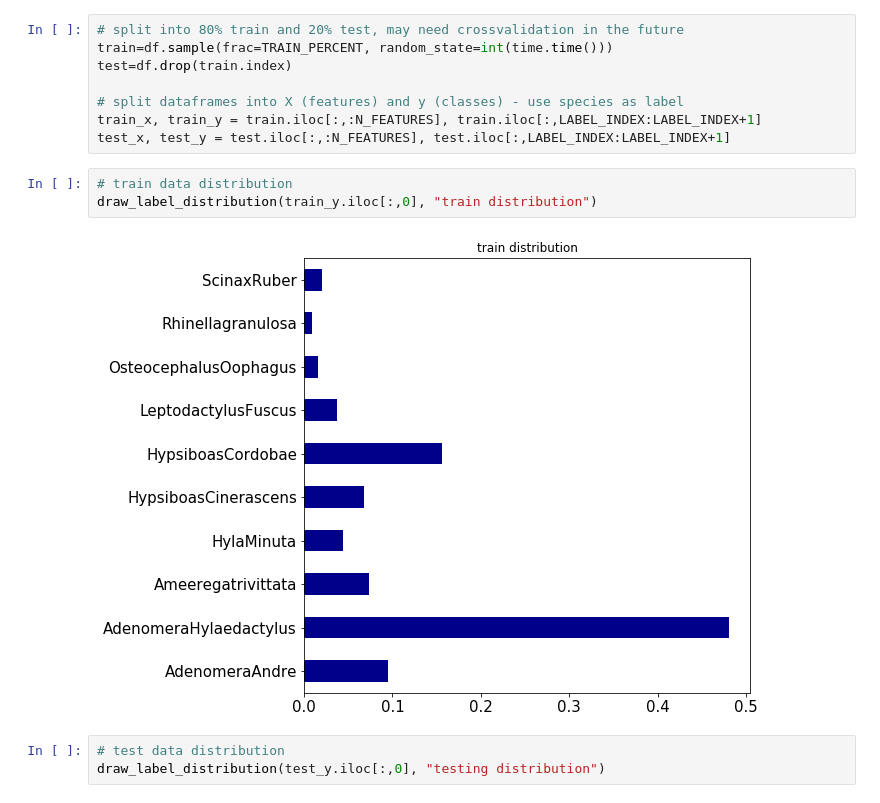
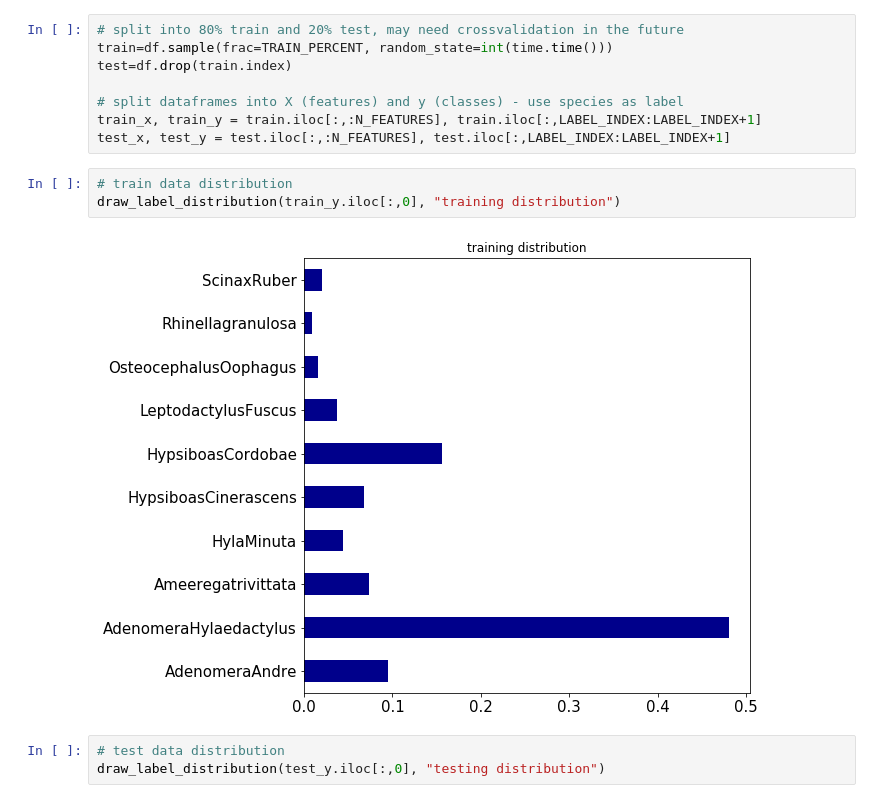
Before and after one commit to msramalho/feup-iart, a Jupyter notebook: Anuran Classification.ipynb, the cells around one changed output. Cells and saved outputs as stored; diff of their text form.

```diff
--- a/Anuran Classification.ipynb
+++ b/Anuran Classification.ipynb
@@ -86,9 +86,9 @@ train_x, train_y = train.iloc[:,:N_FEATURES], train.iloc[:,LABEL_INDEX:LABEL_IND
 test_x, test_y = test.iloc[:,:N_FEATURES], test.iloc[:,LABEL_INDEX:LABEL_INDEX+1]
 # %%
 # train data distribution
-draw_label_distribution(train_y.iloc[:,0], "train distribution")
+draw_label_distribution(train_y.iloc[:,0], "training distribution")
 # %% [output]
-[figure, old version]
+[figure, new version]
 # %%
 # test data distribution
 draw_label_distribution(test_y.iloc[:,0], "testing distribution")
```
Also changed, not shown: parts of 4 cells of this notebook.
